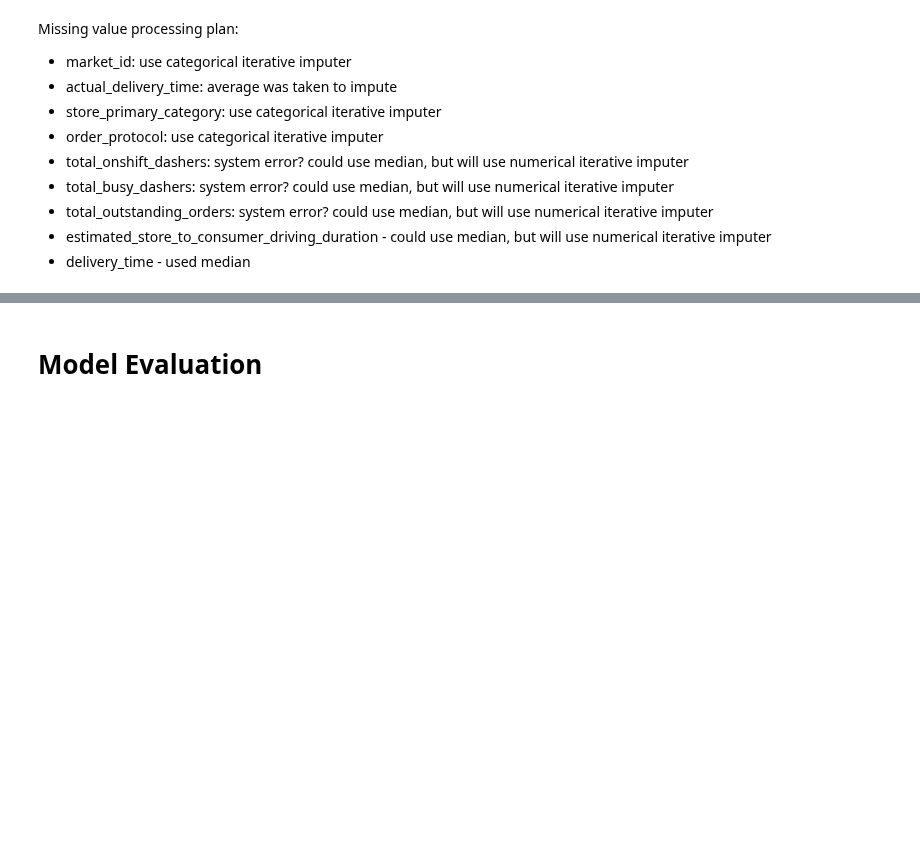
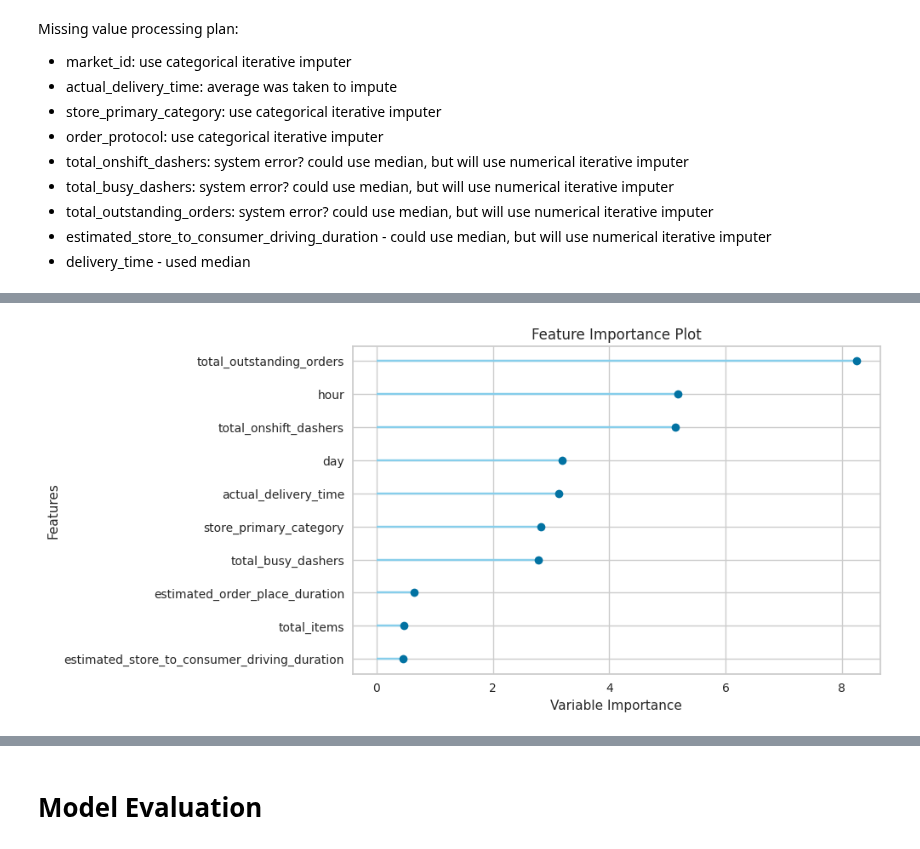
Before and after one commit to mindyng/2023-Business-Projects, a Jupyter notebook: doordash-delivery-time-prediction.ipynb, the cells around one changed output, grey strips where cells are left out. Drawn from its saved outputs; the diff is of its cells as text; code cells hidden in the pictures; blank space fills up the shorter version.

```diff
--- a/doordash-delivery-time-prediction.ipynb
+++ b/doordash-delivery-time-prediction.ipynb
@@ -1327,0 +1384,4 @@ setup(data, target = 'delivery_time', numeric_features = ['total_items',
+# %%
+# Feature Importance Plot
+plot_model(tuned_best_model, plot = 'feature')
+# %% [output]
@@ -1327,0 +1389 @@ setup(data, target = 'delivery_time', numeric_features = ['total_items',
+[figure, added]
```
Also changed, not shown: parts of 12 cells of this notebook.
